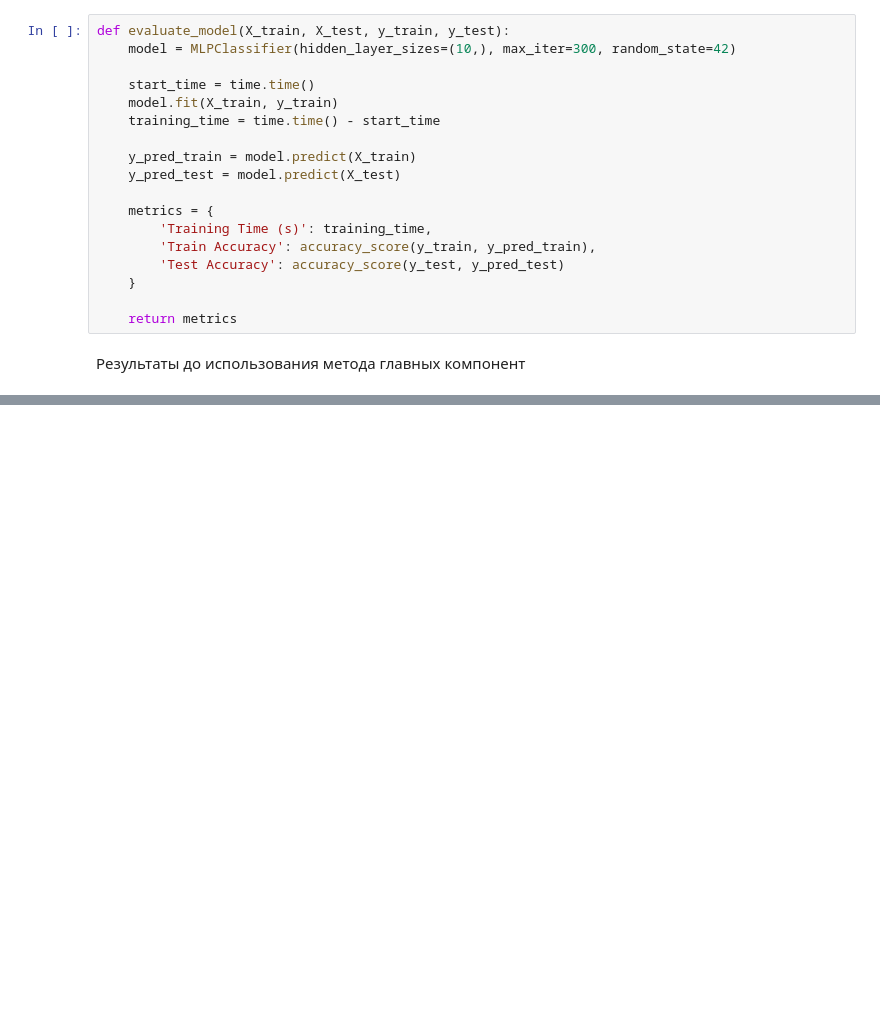
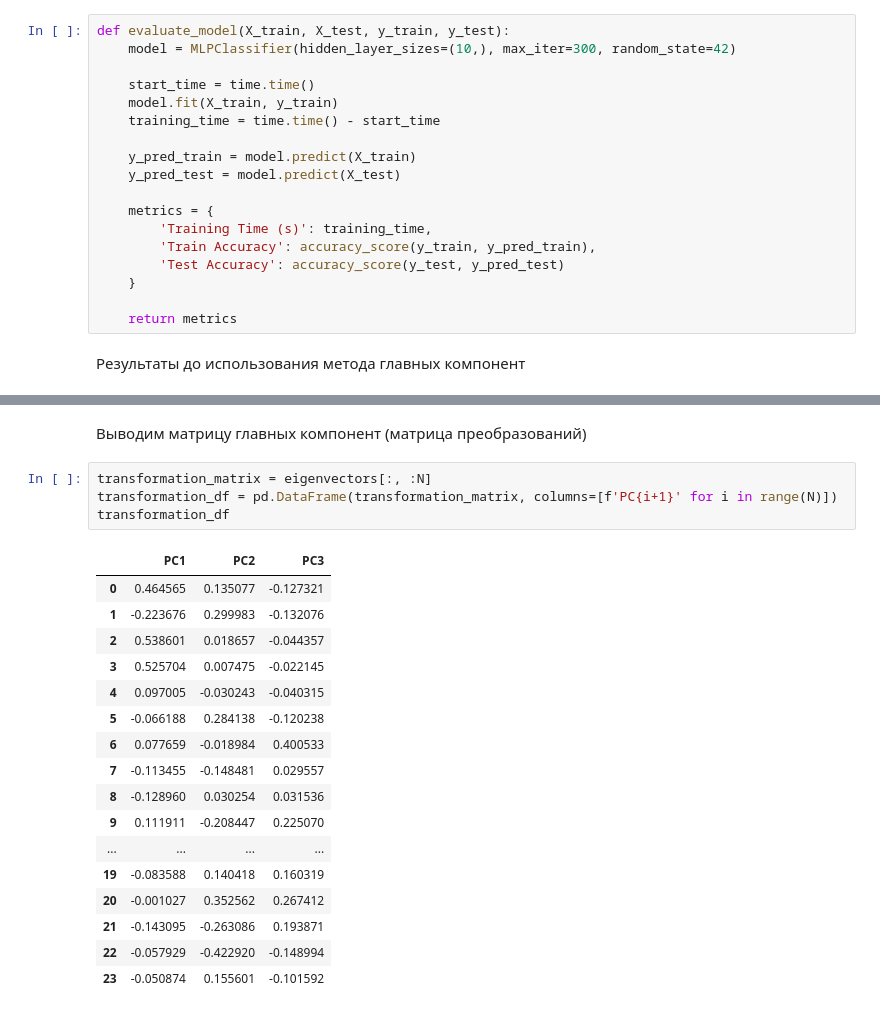
Before and after one commit to slikyumsh/MOMO, a Jupyter notebook: Lab1/report.ipynb, the cells around one changed output, grey strips where cells are left out. Cells and saved outputs as stored; diff of their text form; blank space fills up the shorter version.

```diff
--- a/Lab1/report.ipynb
+++ b/Lab1/report.ipynb
@@ -102,0 +102,24 @@ explained_variance_df
+# %% [markdown]
+Выводим матрицу главных компонент (матрица преобразований)
+# %%
+transformation_matrix = eigenvectors[:, :N]
+transformation_df = pd.DataFrame(transformation_matrix, columns=[f'PC{i+1}' for i in range(N)])
+transformation_df
+# %% [output]
+|  | PC1 | PC2 | PC3 |
+| 0 | 0.464565 | 0.135077 | -0.127321 |
+| 1 | -0.223676 | 0.299983 | -0.132076 |
+| 2 | 0.538601 | 0.018657 | -0.044357 |
+| 3 | 0.525704 | 0.007475 | -0.022145 |
+| 4 | 0.097005 | -0.030243 | -0.040315 |
+| 5 | -0.066188 | 0.284138 | -0.120238 |
+| 6 | 0.077659 | -0.018984 | 0.400533 |
+| 7 | -0.113455 | -0.148481 | 0.029557 |
+| 8 | -0.128960 | 0.030254 | 0.031536 |
+| 9 | 0.111911 | -0.208447 | 0.225070 |
+| ... | ... | ... | ... |
+| 19 | -0.083588 | 0.140418 | 0.160319 |
+| 20 | -0.001027 | 0.352562 | 0.267412 |
+| 21 | -0.143095 | -0.263086 | 0.193871 |
+| 22 | -0.057929 | -0.422920 | -0.148994 |
+| 23 | -0.050874 | 0.155601 | -0.101592 |
```
Also changed, not shown: parts of 12 cells of this notebook, 1 other file.
